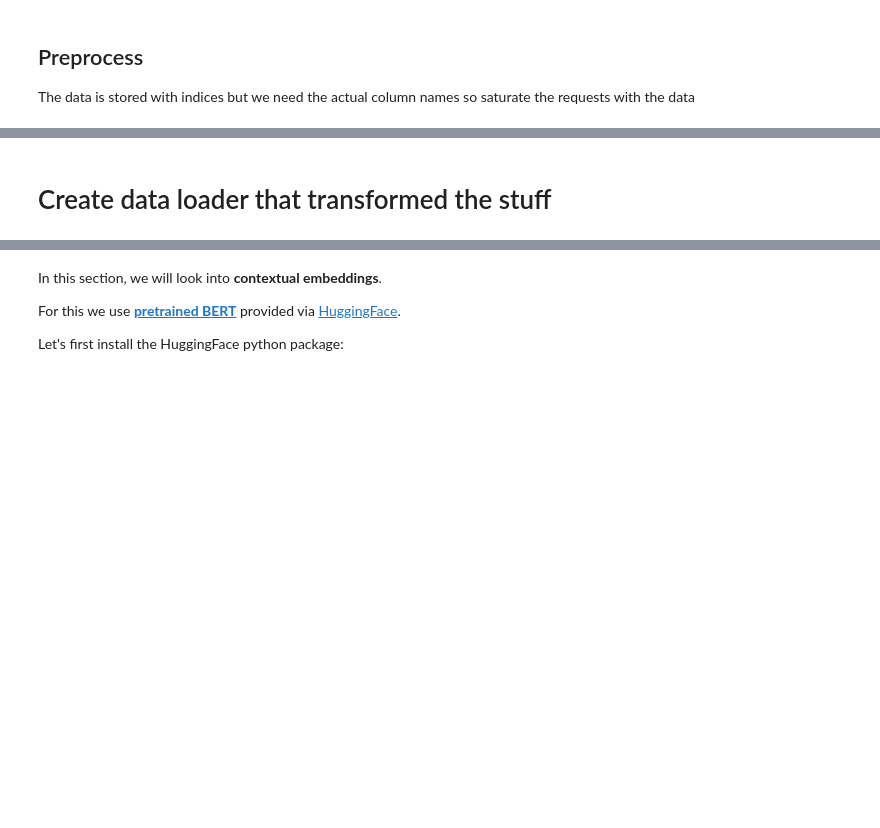
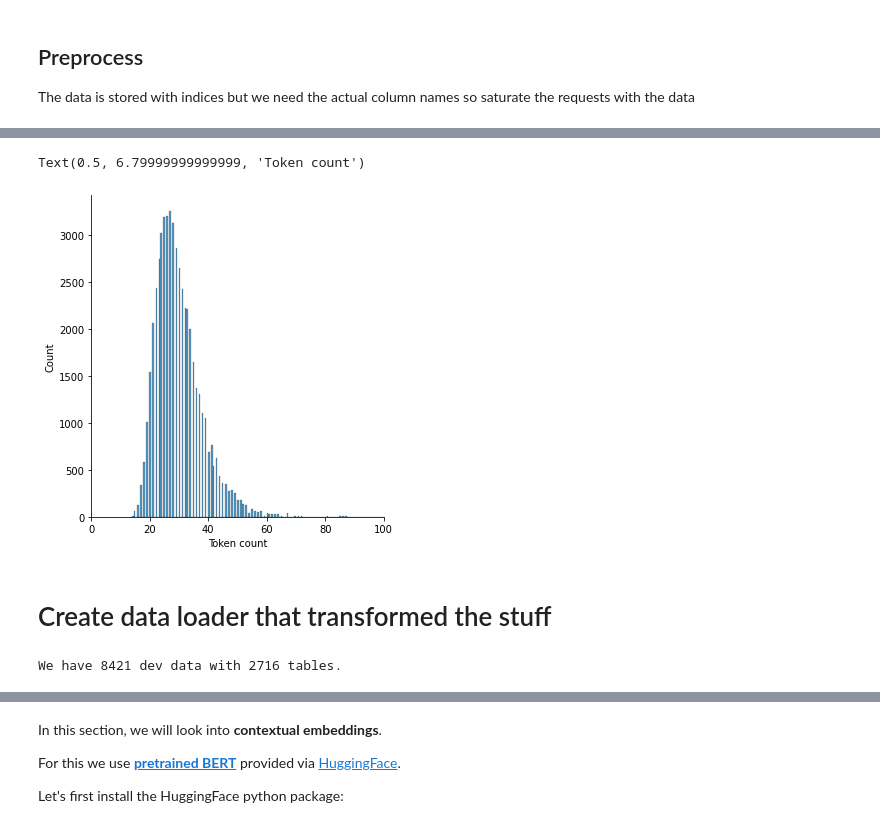
Before and after one commit to Blaxzter/UM_ANLP_Project-Text_to_SQL, a Jupyter notebook: SeqToSQL/src/ANLP_Project_SeqToSQL.ipynb, the cells around one changed output, grey strips where cells are left out. Saved outputs shown, nothing was run; the diff lists cells and outputs as text; code cells hidden in the pictures; blank space fills up the shorter version.

```diff
--- a/SeqToSQL/src/ANLP_Project_SeqToSQL.ipynb
+++ b/SeqToSQL/src/ANLP_Project_SeqToSQL.ipynb
@@ -208,7 +271,10 @@ print(f'Amount of max tockens: {np.max(token_amount)}')
 # %%
-sns.distplot(token_amount)
+sns.displot(token_amount)
 plt.xlim([0, 100])
 plt.xlabel('Token count')
+# %% [output]
+Text(0.5, 6.79999999999999, 'Token count')
+[figure, added]
 # %% [markdown]
 # Create data loader that transformed the stuff
 # %%
@@ -216,6 +282,7 @@ from enum import Enum
 class Task(Enum):
     SELECT = 1
 # %%
+import numpy as np
 from torch.utils.data import Dataset, DataLoader
 
 class WikiSQLDataset(Dataset):
@@ -234,12 +301,19 @@ class WikiSQLDataset(Dataset):
             _token_type_ids = [req_embedding['token_type_ids'] for req_embedding in _req_embeddings]
             _attention_mask = [req_embedding['attention_mask'] for req_embedding in _req_embeddings]
 
-            correct_sel_id = req['sql']['sel']
-            correct_agg_id = req['sql']['agg']
+            #correct_sel_id = np.zeros((len(req['columns']),1), dtype=int)
+            #correct_sel_id[req['sql']['sel']][0] = 1
+
+            correct_sel_id = np.array([req['sql']['sel']], dtype=int)
+
+            #num_agg = 6
+            #correct_agg_id =  np.zeros((num_agg,1), dtype=int)
+            #correct_agg_id[req['sql']['agg']][0] = 1
+
+            correct_agg_id = np.array([req['sql']['agg']], dtype=int)
 
             #correct_where_conditions = []
             # conds = [[colName, OpperationID, value],[colName, OpperationID, value]]
-
 
 
             select_target = torch.tensor([correct_sel_id], dtype=torch.long)
@@ -258,8 +332,8 @@ class WikiSQLDataset(Dataset):
             self.full_requests.append(req)
 
 
-    def getFullRequestById(self, id):
-        return self.full_requests[id]
+    def get_full_request_by_id(self, req_id):
+        return self.full_requests[req_id]
 
     def __len__(self):
         return len(self.req_prepared)
@@ -291,7 +365,5 @@ data_folder = '../data'
 
 tokenizer = BertTokenizer.from_pretrained('bert-base-cased')
 train_data_loader = get_data_loader(data_type='dev', tokenizer = tokenizer, batch_size = 16)
-
-data = next(iter(train_data_loader))
-print(data.keys())
-data
+# %% [output]
+We have 8421 dev data with 2716 tables.
```
Also changed, not shown: parts of 28 cells of this notebook.
